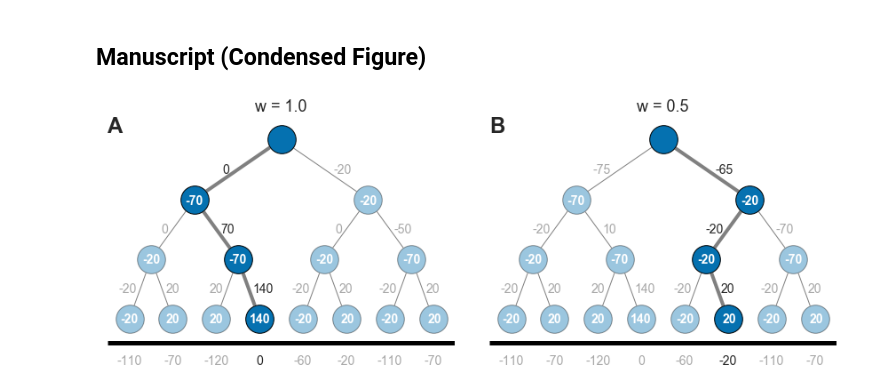
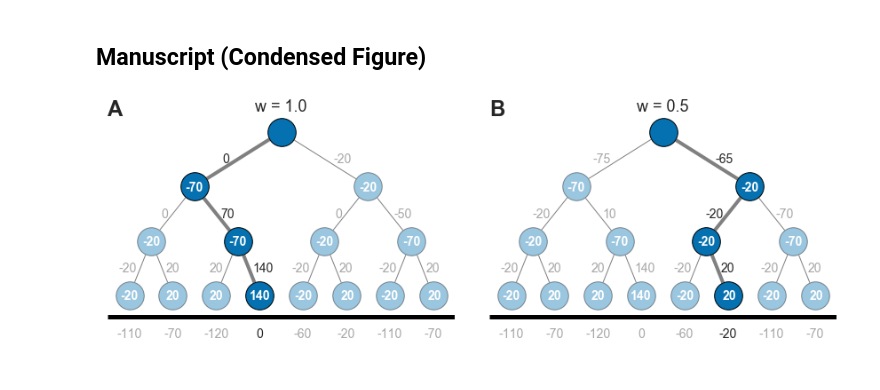
Before and after one commit to ndawlab/seqanx, a Jupyter notebook: notebooks/04_DecisionTree.ipynb, the cells around one changed output. Cells and saved outputs as stored; diff of their text form; code cells hidden in the pictures.

Commit message:
minor figure fixes

```diff
--- a/notebooks/04_DecisionTree.ipynb
+++ b/notebooks/04_DecisionTree.ipynb
@@ -167,34 +167,34 @@ for i, w in enumerate(weights):
 
 ## Fill in terminal states.
 V[:,-8:] = [-20, 20, 20, 140, -20, 20, -20, 20]
 
 #~~~~~~~~~~~~~~~~~~~~~~~~~~~~~~~~~~~~~~~~~~#
 ### Plotting.
 #~~~~~~~~~~~~~~~~~~~~~~~~~~~~~~~~~~~~~~~~~~#
 
 ## Initialize figure.
 fig = plt.figure(figsize=(12,4))
 colors = palette.hex_colors
 
 ## Initialize plots and divider.
 gs = gridspec.GridSpec(1,2)
-gs.update(left=0.025, right=0.975, bottom=0.05, top=0.975, hspace=0.2, wspace=0.1)
+gs.update(left=0.025, right=0.975, bottom=0.075, top=0.925, hspace=0, wspace=0.1)
 
 for i, (w, label) in enumerate(zip(weights, ['A','B'])):
 
     ## Define plot features.
     alpha = np.where(theta_v[i] < 0.5, 0.4, 1)    # Node transparency.
     edge_width = np.copy(theta_q[i]) * 3 + 1      # Edge line widths.
     ela = np.where(theta_q[i] < 0.5, 0.4, 1)      # Edge label transparency.
 
     ## Plot value map.
     ax = plt.subplot(gs[i])
     ax = gym.plot_decision_tree(color=colors[-1], alpha=alpha, edge_width=edge_width, node_labels=True,
                                 edge_labels=Q[i,:14], edge_label_alpha=ela, ax=ax)
-    ax.set_title(f'w = {w}')
-    ax.annotate(label, (0,0), (0,1), 'axes fraction', va='top', ha='left',
+    ax.set_title(f'w = {w}', pad=-1.5)
+    ax.annotate(label, (0,0), (0,1), 'axes fraction', va='center', ha='left',
                 fontsize=24, fontweight='bold')
 
 plt.savefig(os.path.join(img_dir, '04_tree.png'), dpi=600)
 # %% [output]
-[figure, old version]
+[figure, new version]
```
Also changed, not shown: parts of 1 cell of this notebook, 6 other files.
